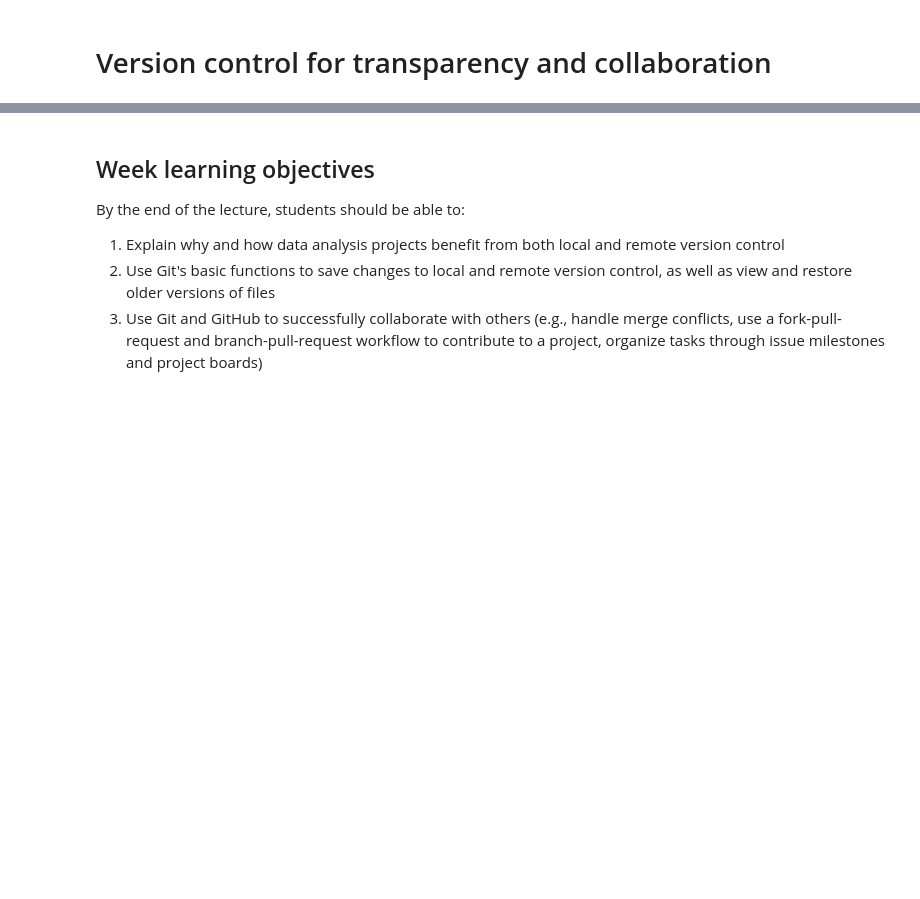
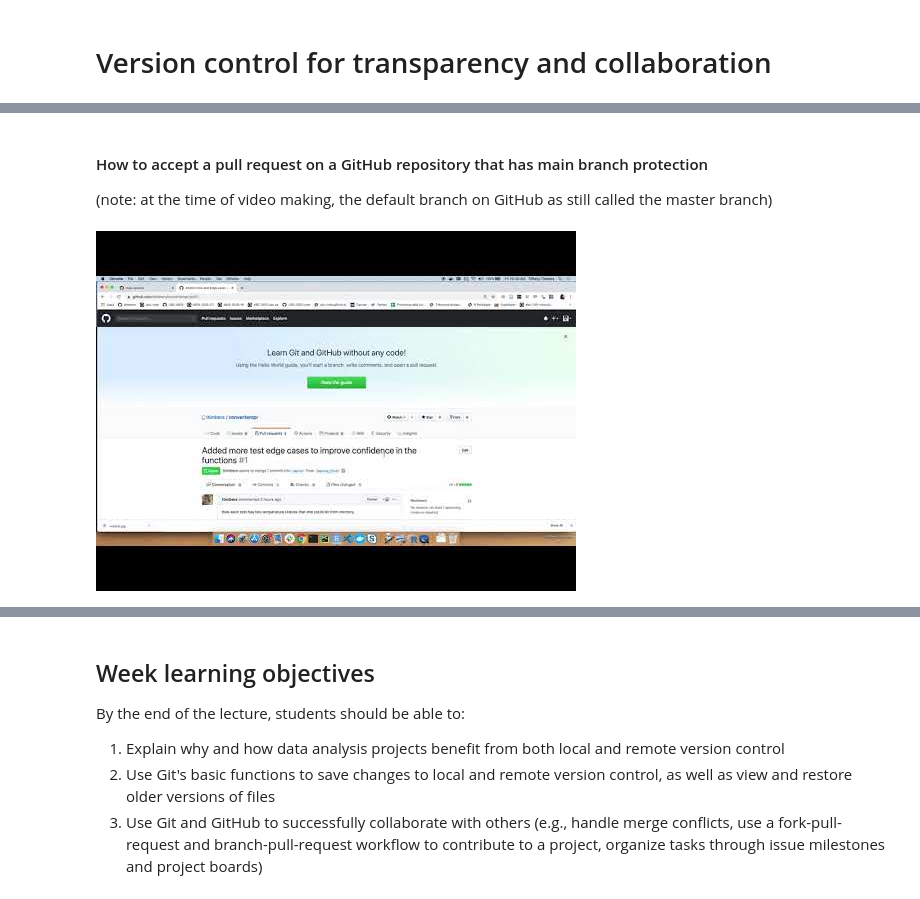
Before and after one commit to UBC-DSCI/reproducible-and-trustworthy-workflows-for-data-science, a Jupyter notebook: docs/_sources/materials/lectures/02_lecture-version_control_1.ipynb, the cells around one changed output, grey strips where cells are left out. Cells and saved outputs as stored; diff of their text form; code cells hidden in the pictures; blank space fills up the shorter version.

```diff
--- a/docs/_sources/materials/lectures/02_lecture-version_control_1.ipynb
+++ b/docs/_sources/materials/lectures/02_lecture-version_control_1.ipynb
@@ -2,0 +126,9 @@
+# %% [markdown]
+#### How to accept a pull request on a GitHub repository that has main branch protection
+
+(note: at the time of video making, the default branch on GitHub as still called the master branch)
+# %%
+from IPython.display import YouTubeVideo
+YouTubeVideo('kOE6b8zpfCY', width=854, height=480)
+# %% [output]
+[figure, added]
```
Also changed, not shown: parts of 33 cells of this notebook.
